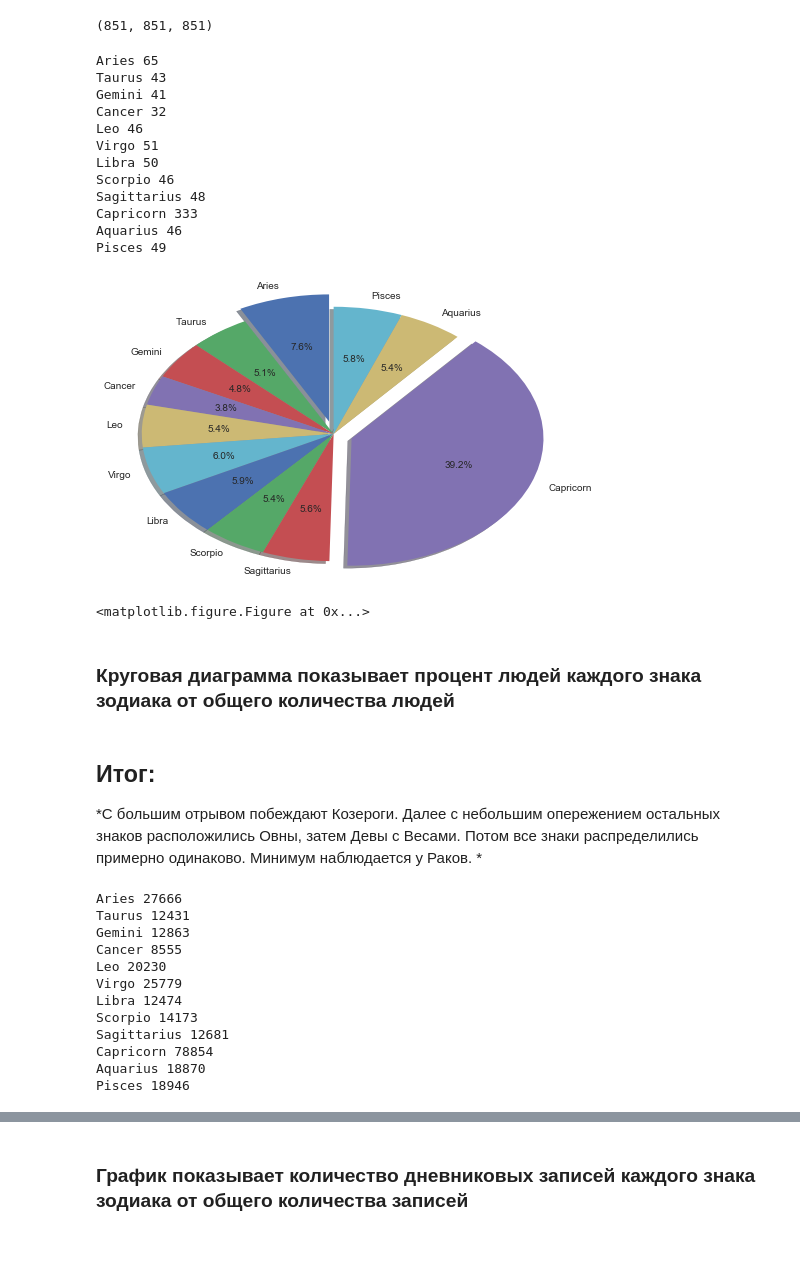
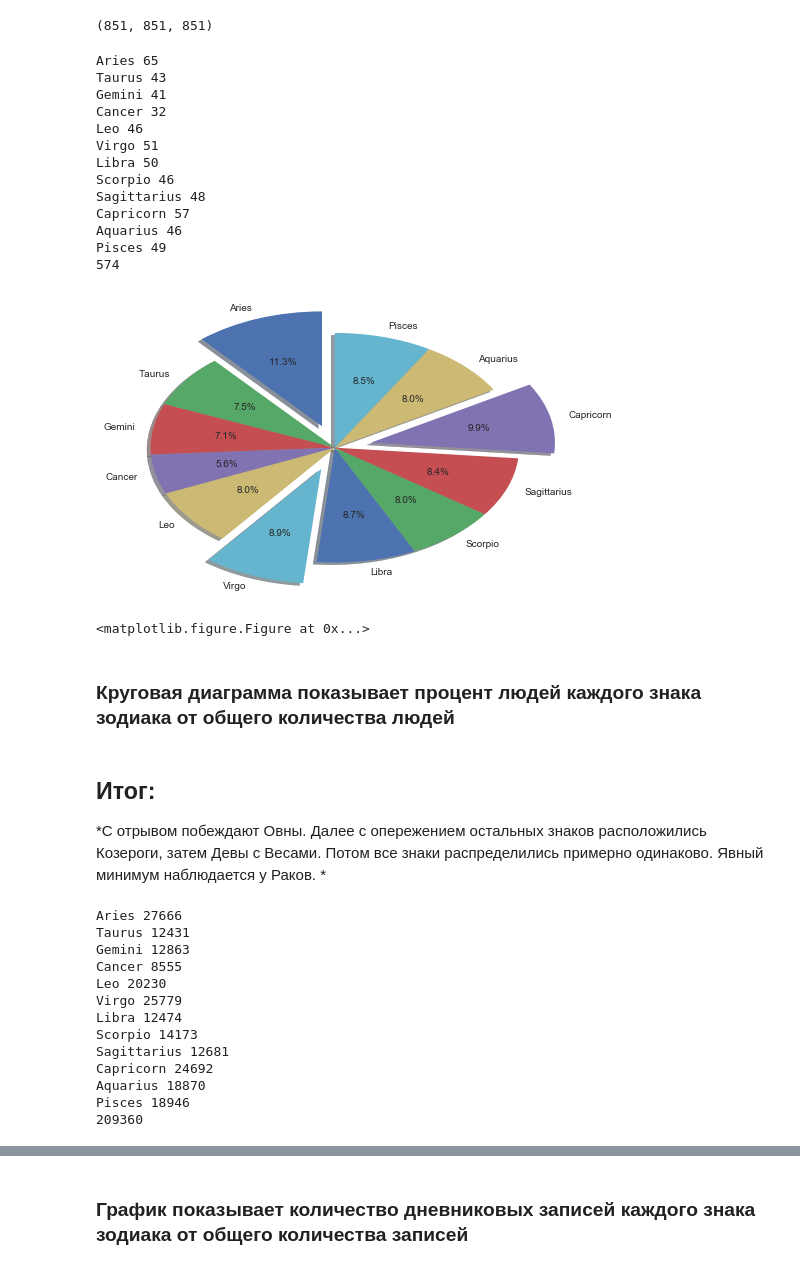
Before and after one commit to rita7798/Complingv, a Jupyter notebook: Master.ipynb, the cells around one changed output, grey strips where cells are left out. Drawn from its saved outputs; the diff is of its cells as text; code cells hidden in the pictures.

```diff
--- a/Master.ipynb
+++ b/Master.ipynb
@@ -418,7 +418,8 @@ for d, m in zip (day, month):
         if d >= '21':
             signs_to_people['Aquarius'] += 1
         else:
-            signs_to_people['Capricorn'] += 1
+            if d != '01':
+                signs_to_people['Capricorn'] += 1
     elif m == '02':
         if d >= '20':
             signs_to_people['Pisces'] += 1
@@ -475,8 +476,11 @@ for d, m in zip (day, month):
         else:
             signs_to_people['Sagittarius'] += 1
 # %%
+s = 0
 for k,v in signs_to_people.items():
     print(k,v)
+    s += v
+print(s)
 # %% [output]
 Aries 65
 Taurus 43
@@ -487,35 +491,36 @@ Virgo 51
 Libra 50
 Scorpio 46
 Sagittarius 48
-Capricorn 333
+Capricorn 57
 Aquarius 46
 Pisces 49
+574
 # %%
 import matplotlib.pyplot as plt
 plt.style.use('seaborn')
 
 labels = []
 numbers = []
 
 for k,v in signs_to_people.items():
     labels.append(k)
     numbers.append(v)
-explode = (0.1, 0, 0, 0, 0, 0, 0, 0, 0, 0.1, 0, 0)
+explode = (0.2, 0, 0, 0, 0, 0.2, 0, 0, 0, 0.2, 0, 0)
 
 plt.pie(numbers, explode=explode, labels=labels, autopct='%1.1f%%',
         shadow=True, startangle=90)
 
 plt.axis('normal')
 plt.show()
 plt.savefig('1.png')
 # %% [output]
-[figure, old version]
+[figure, new version]
 <matplotlib.figure.Figure at 0x...>
 # %% [markdown]
 ### Круговая диаграмма показывает процент людей каждого знака зодиака от общего количества людей
 # %% [markdown]
 ## Итог:
-*С большим отрывом побеждают Козероги. Далее с небольшим опережением остальных знаков расположились Овны, затем Девы с Весами. Потом все знаки распределились примерно одинаково. Минимум наблюдается у Раков. *
+*С отрывом побеждают Овны. Далее с опережением остальных знаков расположились Козероги, затем Девы с Весами. Потом все знаки распределились примерно одинаково. Явный минимум наблюдается у Раков. *
 # %%
 signs_to_notes = {'Aries':0, 'Taurus':0, 'Gemini':0, 'Cancer':0, 'Leo':0, 'Virgo':0,
          'Libra':0, 'Scorpio':0, 'Sagittarius':0, 'Capricorn':0, 'Aquarius':0, 'Pisces':0}
@@ -582,8 +588,11 @@ for d, m, c in zip (day, month, count):
         else:
             signs_to_notes['Sagittarius'] += c
 # %%
+s = 0
 for k,v in signs_to_notes.items():
     print(k,v)
+    s += v
+print(s)
 # %% [output]
 Aries 27666
 Taurus 12431
@@ -594,9 +603,10 @@ Virgo 25779
 Libra 12474
 Scorpio 14173
 Sagittarius 12681
-Capricorn 78854
+Capricorn 24692
 Aquarius 18870
 Pisces 18946
+209360
 # %%
 import matplotlib.pyplot as plt
 import numpy as np
```
Also changed, not shown: parts of 4 cells of this notebook.
